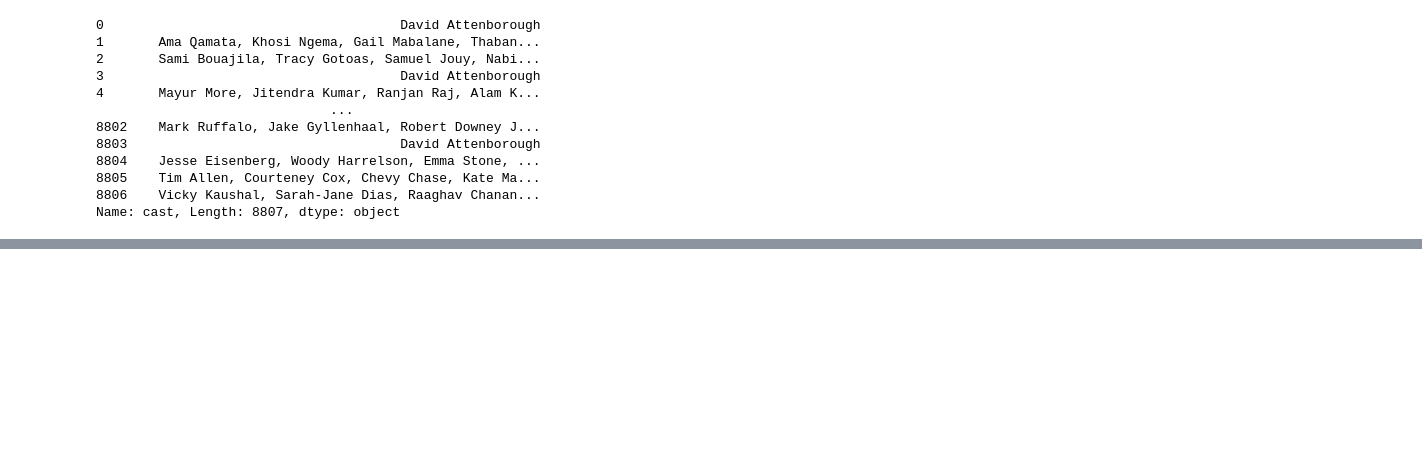
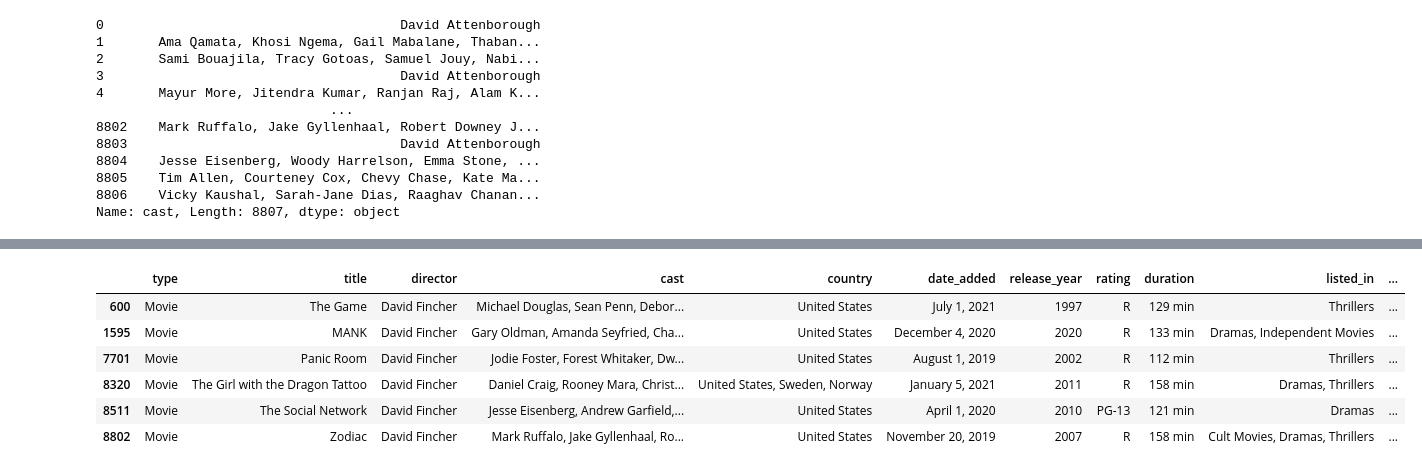
Before and after one commit to tosif91/machine_learning, a Jupyter notebook: basics/Netflix_EDA.ipynb, the cells around one changed output, grey strips where cells are left out. Cells and saved outputs as stored; diff of their text form; code cells hidden in the pictures; blank space fills up the shorter version.

```diff
--- a/basics/Netflix_EDA.ipynb
+++ b/basics/Netflix_EDA.ipynb
@@ -219,0 +292,10 @@ Name: cast, Length: 8807, dtype: object
+# %%
+df[df.director== 'David Fincher']
+# %% [output]
+|  | type | title | director | cast | country | date_added | release_year | rating | duration | listed_in | ... |
+| 600 | Movie | The Game | David Fincher | Michael Douglas, Sean Penn, Debor... | United States | July 1, 2021 | 1997 | R | 129 min | Thrillers | ... |
+| 1595 | Movie | MANK | David Fincher | Gary Oldman, Amanda Seyfried, Cha... | United States | December 4, 2020 | 2020 | R | 133 min | Dramas, Independent Movies | ... |
+| 7701 | Movie | Panic Room | David Fincher | Jodie Foster, Forest Whitaker, Dw... | United States | August 1, 2019 | 2002 | R | 112 min | Thrillers | ... |
+| 8320 | Movie | The Girl with the Dragon Tattoo | David Fincher | Daniel Craig, Rooney Mara, Christ... | United States, Sweden, Norway | January 5, 2021 | 2011 | R | 158 min | Dramas, Thrillers | ... |
+| 8511 | Movie | The Social Network | David Fincher | Jesse Eisenberg, Andrew Garfield,... | United States | April 1, 2020 | 2010 | PG-13 | 121 min | Dramas | ... |
+| 8802 | Movie | Zodiac | David Fincher | Mark Ruffalo, Jake Gyllenhaal, Ro... | United States | November 20, 2019 | 2007 | R | 158 min | Cult Movies, Dramas, Thrillers | ... |
```
Also changed, not shown: parts of 19 cells of this notebook.
